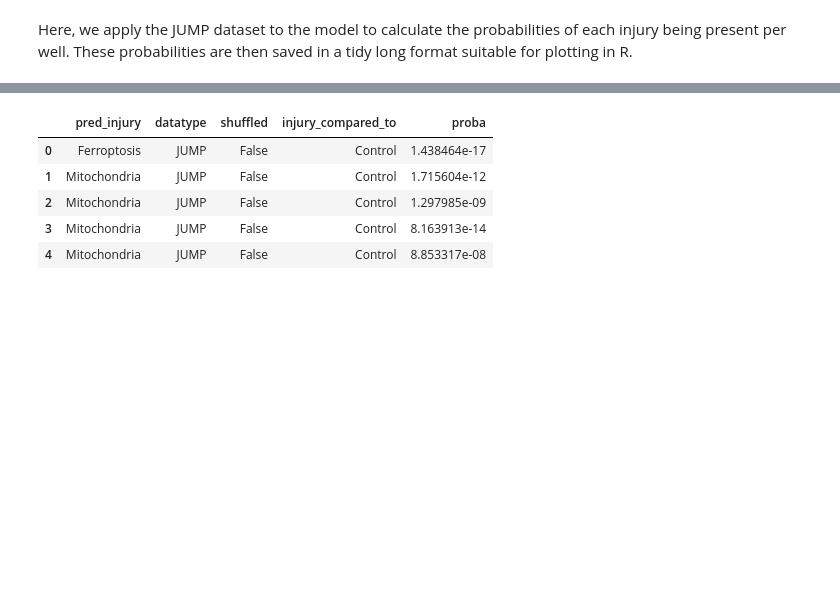
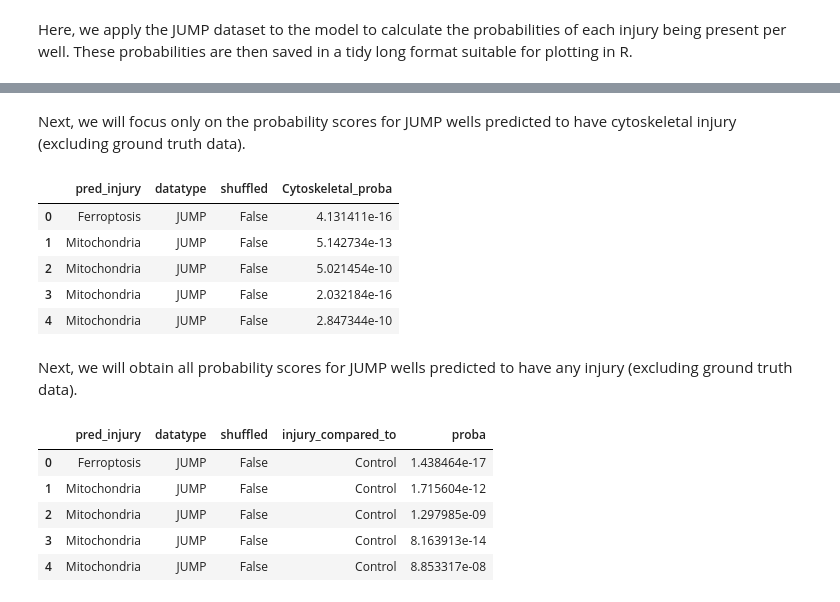
Before and after one commit to axiomcura/predicting-cell-injury-compounds, a Jupyter notebook: notebooks/3.jump-analysis/3.jump_analysis.ipynb, the cells around one changed output, grey strips where cells are left out. Saved outputs shown, nothing was run; the diff lists cells and outputs as text; code cells hidden in the pictures; blank space fills up the shorter version.

```diff
--- a/notebooks/3.jump-analysis/3.jump_analysis.ipynb
+++ b/notebooks/3.jump-analysis/3.jump_analysis.ipynb
@@ -268,12 +268,13 @@ well_counts_df
 # %%
 # Here we select the the compound associated with the cytoskeletal injury
 # below we use the InChIKey to extract all wells that have been treated by the overlapping compound
-jump_cyto_injury_df = shared_jump_df.loc[
+# these wells will serve as our grouth truth
+gt_jump_cyto_injury_df = shared_jump_df.loc[
     shared_jump_df["Metadata_InChIKey"] == "IAKHMKGGTNLKSZ-INIZCTEOSA-N"
 ]
 
 # updating the shared_jump_df by removing the ground truth entries
-shared_jump_df = shared_jump_df.drop(index=jump_cyto_injury_df.index, inplace=False)
+shared_jump_df = shared_jump_df.drop(index=gt_jump_cyto_injury_df.index, inplace=False)
 # %% [markdown]
 Finally we save the shared_treaments_df as a csv.gz file.
 # %%
@@ -374,10 +426,30 @@ cytoskeletal_proba_scores.rename(columns={"Cytoskeletal": "Cytoskeletal Proba"})
+# %% [markdown]
+Next, we will focus only on the probability scores for JUMP wells predicted to have cytoskeletal injury (excluding ground truth data).
 # %%
-# Saving only cyr
+# next only select cytoskeletal probability scores
+cytoskeletal_proba_scores = all_proba_scores[col_to_sel + ["Cytoskeletal"]]
+cytoskeletal_proba_scores = cytoskeletal_proba_scores.rename(
+    columns={"Cytoskeletal": "Cytoskeletal_proba"}
+)
+
+# Saving only cytoskeletal probability scores
 cytoskeletal_proba_scores.to_csv(
     jump_analysis_dir / "cytoskeletal_proba_scores.csv.gz",
     compression="gzip",
     index=False,
 )
+
+# display
+cytoskeletal_proba_scores.head()
+# %% [output]
+|  | pred_injury | datatype | shuffled | Cytoskeletal_proba |
+| 0 | Ferroptosis | JUMP | False | 4.131411e-16 |
+| 1 | Mitochondria | JUMP | False | 5.142734e-13 |
+| 2 | Mitochondria | JUMP | False | 5.021454e-10 |
+| 3 | Mitochondria | JUMP | False | 2.032184e-16 |
+| 4 | Mitochondria | JUMP | False | 2.847344e-10 |
+# %% [markdown]
+Next, we will obtain all probability scores for JUMP wells predicted to have any injury (excluding ground truth data).
 # %%
 # making all probabilities tidy long
 all_injury_proba = all_proba_scores[col_to_sel + injury_classes].melt(
```
Also changed, not shown: parts of 4 cells of this notebook, 8 other files.
